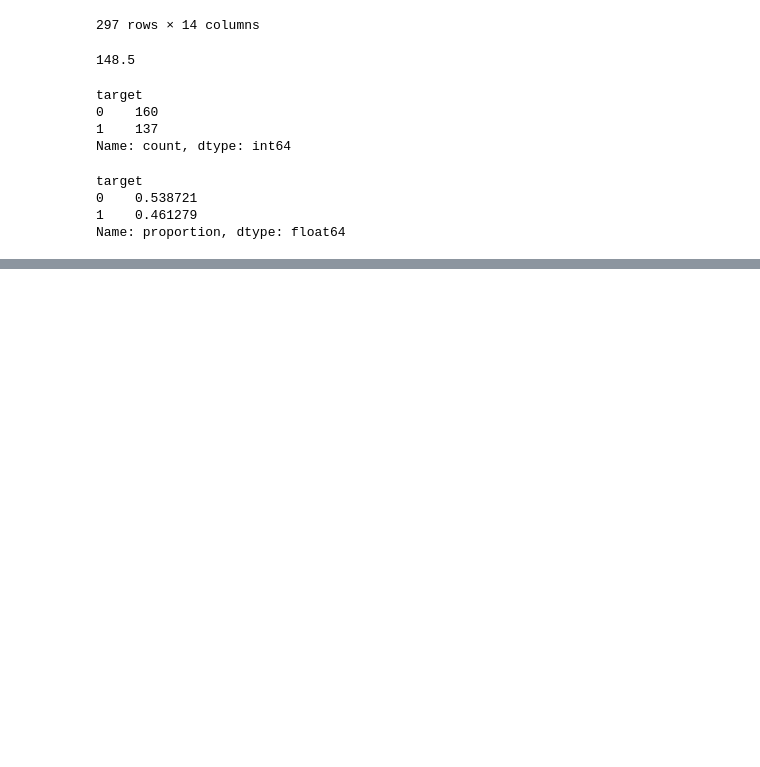
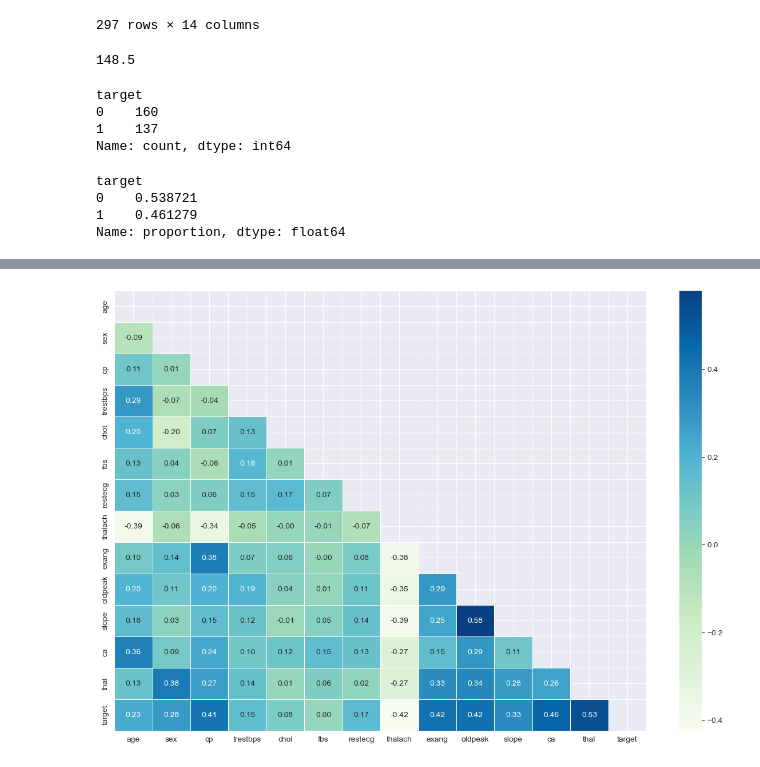
Before and after one commit to everhettoo/heart-disease-analysis, a Jupyter notebook: 02.exploratory-data-analysis.ipynb, the cells around one changed output, grey strips where cells are left out. Cells and saved outputs as stored; diff of their text form; code cells hidden in the pictures; blank space fills up the shorter version.

Commit message:
Added corr matrix and investigation in EDA

```diff
--- a/02.exploratory-data-analysis.ipynb
+++ b/02.exploratory-data-analysis.ipynb
@@ -196,0 +216,14 @@ cleansed_data.target.value_counts().plot(kind="bar", color=['steelblue','darksal
+# %%
+# Let's see the correlation matrix with color intensity spectrum - the darker the blue is, the higher the correlation.
+corr_matrix = df.corr(method='pearson')
+mask = np.triu(np.ones_like(data.corr()))
+plt.figure(figsize=(15, 10))
+
+sns.heatmap(corr_matrix,
+            mask=mask,
+            annot=True,
+            linewidths=0.5,
+            fmt= ".2f",
+            cmap="GnBu");
+# %% [output]
+[figure, added]
```
Also changed, not shown: parts of 11 cells of this notebook, 2 other files.
